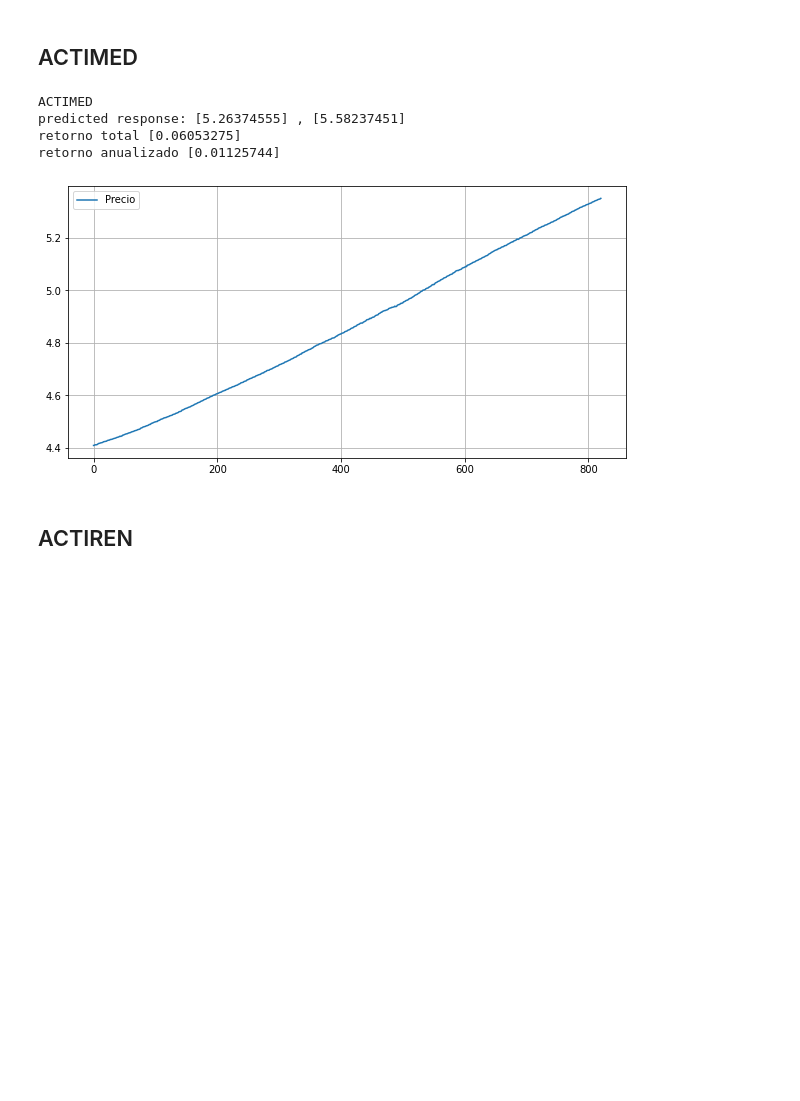
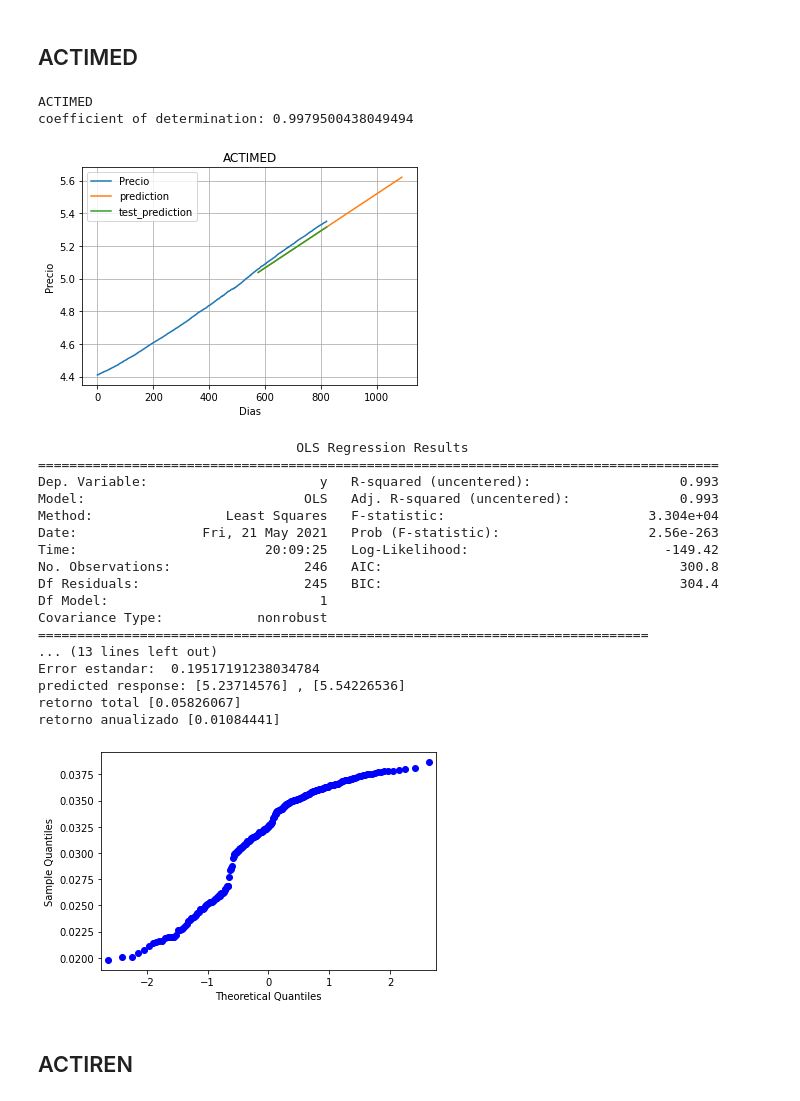
Before and after one commit to UlmoMacias/proyecto1704, a Jupyter notebook: main.ipynb, the cells around one changed output. Drawn from its saved outputs; the diff is of its cells as text; code cells hidden in the pictures; blank space fills up the shorter version.

```diff
--- a/main.ipynb
+++ b/main.ipynb
@@ -102,7 +148,11 @@ def regresion_Lineal(emisora):
 ## Actigob
 # %%
 emisora = emisoras[0]
-model = regresion_Lineal(emisora)
+model1 = regresion_Lineal(emisora)
+model = model1[0]
+vect = model1[1]
+n = model1[2]
+print("Error estandar: ",math.sqrt( sum(reg)*1)/ (n -2) )
 
 inicio = model.predict([[751]])
 fin = model.predict([[751 + (365-96)]])
@@ -112,5 +162,14 @@ print('prediccion inicio:', inicio, "prediccion final:", fin)
 ret = retorno_annualizado(inicio,fin)
 emisoras[0] = ("ACTIGOB",ret)
 print(emisora)
+
+qqplot(vect)
+
+plt.show()
+
+a = list(map(lambda x: x - np.mean(vect), vect) )
+a = list(map(lambda x: x / np.std(vect), vect) )
+
+np.quantile(a,0.5)
 # %% [output]
 ACTIGOB
@@ -123,21 +198,43 @@ retorno anualizado [0.00935397]
 ## ACTIMED
 # %%
 emisora = emisoras[1]
-model = regresion_Lineal(emisora)
+model1 = regresion_Lineal(emisora)
+model = model1[0]
+vect = model1[1]
+n = model1[2]
+print("Error estandar: ",math.sqrt( sum(reg)*1)/ (n -2) )
 
 inicio = model.predict([[751]])
 fin = model.predict([[751 + (365-96)]])
 print('predicted response:', inicio, ",", fin)
 
 
 ret = retorno_annualizado(inicio,fin)
 emisoras[1] = ("ACTIMED",ret)
+qqplot(vect)
+plt.show()
 # %% [output]
 ACTIMED
-predicted response: [5.26374555] , [5.58237451]
-retorno total [0.06053275]
-retorno anualizado [0.01125744]
+coefficient of determination: 0.9979500438049494
-[figure, old version]
+[figure, new version]
+                                 OLS Regression Results
+=======================================================================================
+Dep. Variable:                      y   R-squared (uncentered):                   0.993
+Model:                            OLS   Adj. R-squared (uncentered):              0.993
+Method:                 Least Squares   F-statistic:                          3.304e+04
+Date:                Fri, 21 May 2021   Prob (F-statistic):                   2.56e-263
+Time:                        20:09:25   Log-Likelihood:                         -149.42
+No. Observations:                 246   AIC:                                      300.8
+Df Residuals:                     245   BIC:                                      304.4
+Df Model:                           1
+Covariance Type:            nonrobust
+==============================================================================
+... (13 lines left out)
+Error estandar:  0.19517191238034784
+predicted response: [5.23714576] , [5.54226536]
+retorno total [0.05826067]
+retorno anualizado [0.01084441]
+[figure, added]
 # %% [markdown]
 ## ACTIREN
 # %%
```
Also changed, not shown: parts of 7 cells of this notebook.
